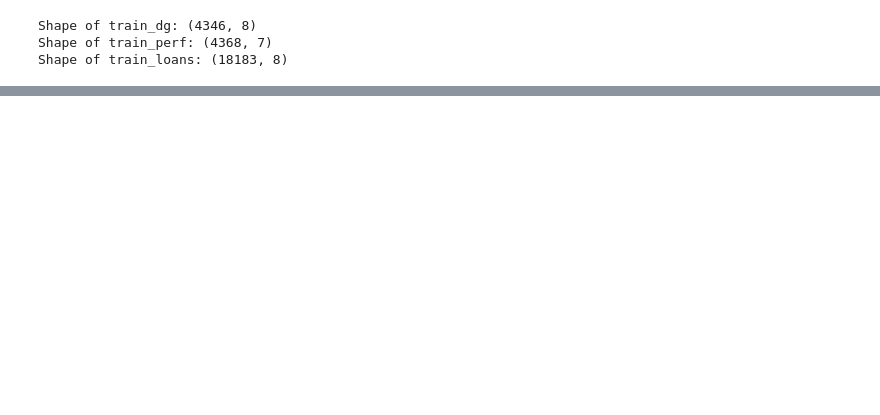
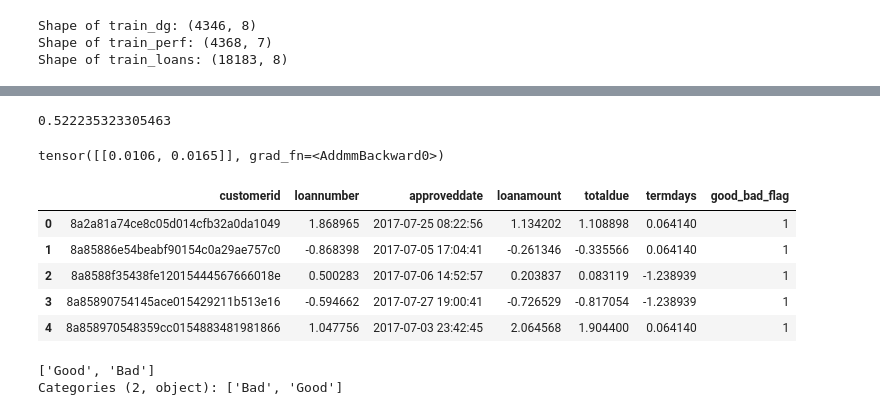
Before and after one commit to yamess/ZindiLoanPredChallenge, a Jupyter notebook: notebooks/combined_analysis.ipynb, the cells around one changed output, grey strips where cells are left out. Cells and saved outputs as stored; diff of their text form; code cells hidden in the pictures; blank space fills up the shorter version.

```diff
--- a/notebooks/combined_analysis.ipynb
+++ b/notebooks/combined_analysis.ipynb
@@ -149 +282,26 @@ Timestamp('1972-01-15 00:00:00')
+# %%
+dt[1]
+# %% [output]
+0.522235323305463
+# %%
+# Let's find the data to train the embedding
+# We will join the load table and demographic table to gather the target
+
+emb_data = pd.merge(train_perf["customerid", "loanumber", "loanamount", "totaldue", "termdays", "good_bad_flag"])
+# %% [output]
+tensor([[0.0106, 0.0165]], grad_fn=<AddmmBackward0>)
+# %%
+de.head()
+# %% [output]
+|  | customerid | loannumber | approveddate | loanamount | totaldue | termdays | good_bad_flag |
+| 0 | 8a2a81a74ce8c05d014cfb32a0da1049 | 1.868965 | 2017-07-25 08:22:56 | 1.134202 | 1.108898 | 0.064140 | 1 |
+| 1 | 8a85886e54beabf90154c0a29ae757c0 | -0.868398 | 2017-07-05 17:04:41 | -0.261346 | -0.335566 | 0.064140 | 1 |
+| 2 | 8a8588f35438fe12015444567666018e | 0.500283 | 2017-07-06 14:52:57 | 0.203837 | 0.083119 | -1.238939 | 1 |
+| 3 | 8a85890754145ace015429211b513e16 | -0.594662 | 2017-07-27 19:00:41 | -0.726529 | -0.817054 | -1.238939 | 1 |
+| 4 | 8a858970548359cc0154883481981866 | 1.047756 | 2017-07-03 23:42:45 | 2.064568 | 1.904400 | 0.064140 | 1 |
+# %%
+train_perf.good_bad_flag.unique()
+# %% [output]
+['Good', 'Bad']
+Categories (2, object): ['Bad', 'Good']
 # %%
```
Also changed, not shown: parts of 35 cells of this notebook, 9 other files.
